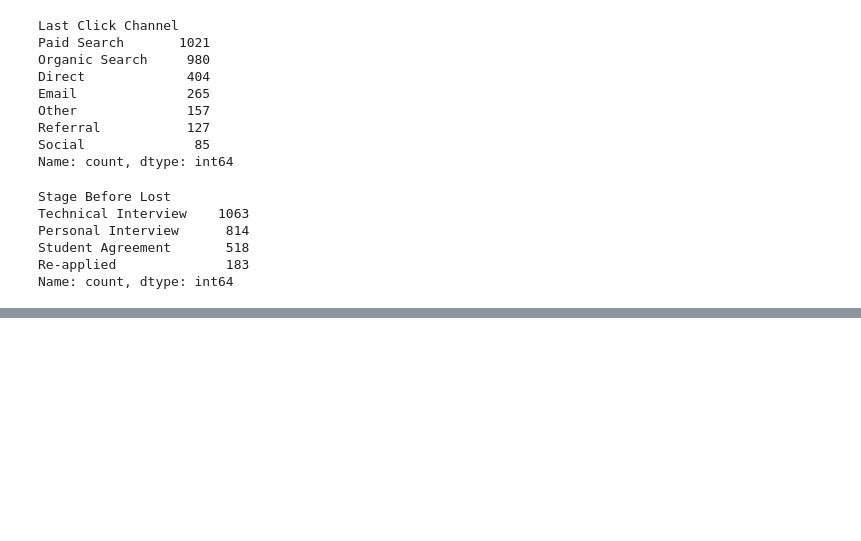
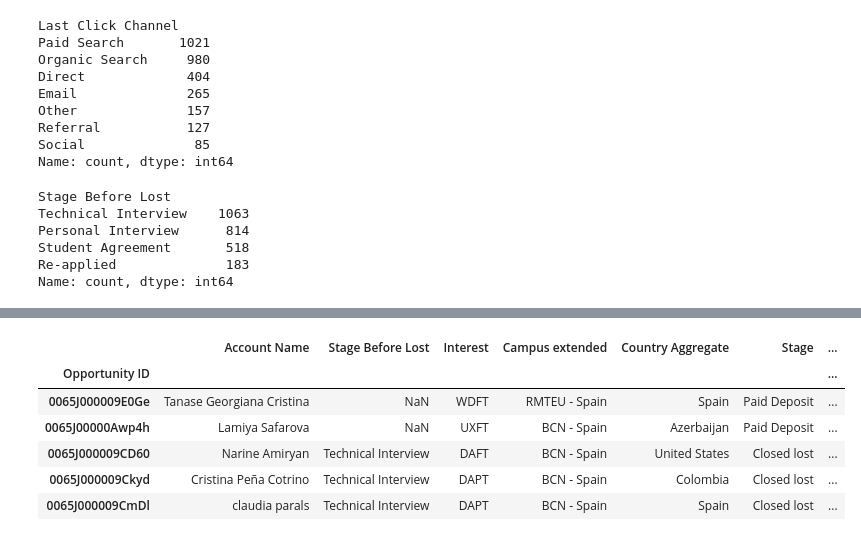
Before and after one commit to veronicamonper/Dashboard_Project, a Jupyter notebook: notebooks/1-eda_inicial.ipynb, the cells around one changed output, grey strips where cells are left out. Cells and saved outputs as stored; diff of their text form; code cells hidden in the pictures; blank space fills up the shorter version.

```diff
--- a/notebooks/1-eda_inicial.ipynb
+++ b/notebooks/1-eda_inicial.ipynb
@@ -40,0 +101,11 @@ Name: count, dtype: int64
+# %%
+df2 = df2.drop('Created Date', axis=1)
+df2.head()
+# %% [output]
+|  | Account Name | Stage Before Lost | Interest | Campus extended | Country Aggregate | Stage | ... |
+| Opportunity ID |  |  |  |  |  |  | ... |
+| 0065J000009E0Ge | Tanase Georgiana Cristina | NaN | WDFT | RMTEU - Spain | Spain | Paid Deposit | ... |
+| 0065J00000Awp4h | Lamiya Safarova | NaN | UXFT | BCN - Spain | Azerbaijan | Paid Deposit | ... |
+| 0065J000009CD60 | Narine Amiryan | Technical Interview | DAFT | BCN - Spain | United States | Closed lost | ... |
+| 0065J000009Ckyd | Cristina Peña Cotrino | Technical Interview | DAPT | BCN - Spain | Colombia | Closed lost | ... |
+| 0065J000009CmDl | claudia parals | Technical Interview | DAPT | BCN - Spain | Spain | Closed lost | ... |
```
Also changed, not shown: parts of 22 cells of this notebook, 2 other files.
